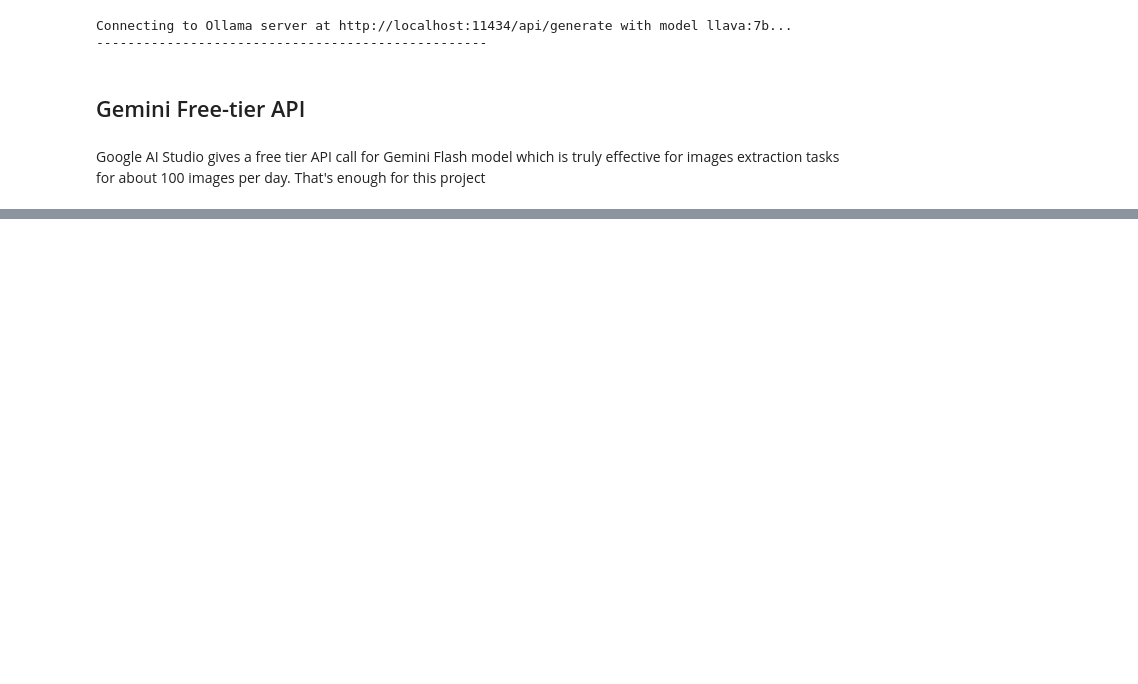
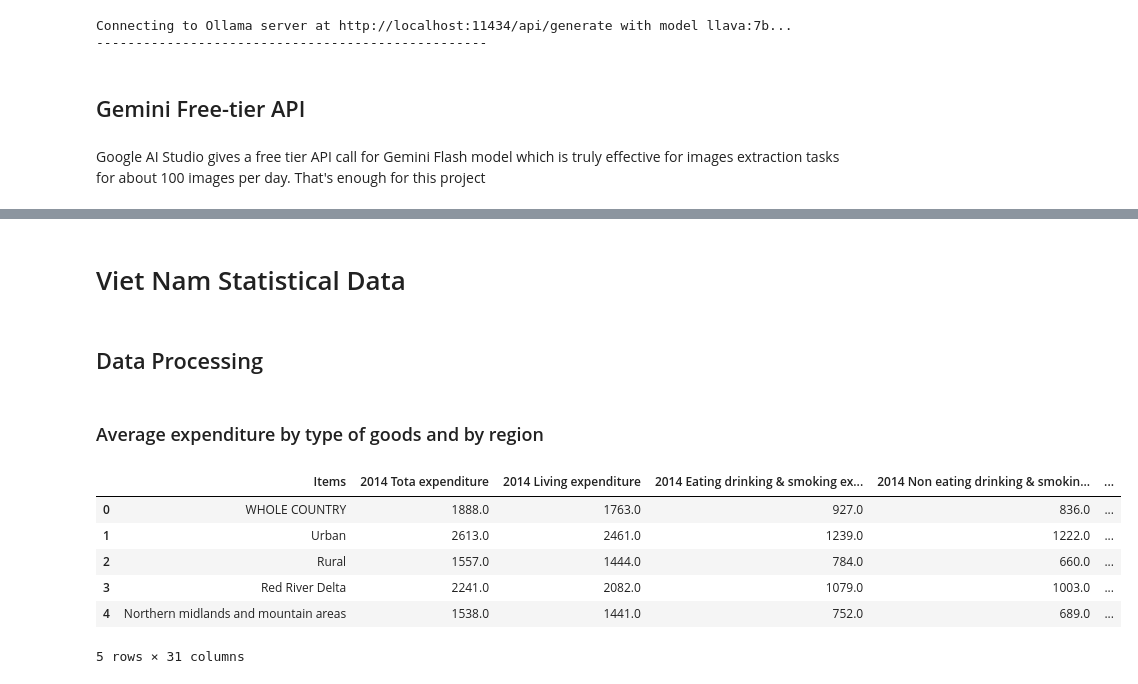
Before and after one commit to quocan91tc/DALAS_Project, a Jupyter notebook: main.ipynb, the cells around one changed output, grey strips where cells are left out. Saved outputs shown, nothing was run; the diff lists cells and outputs as text; code cells hidden in the pictures; blank space fills up the shorter version.

```diff
--- a/main.ipynb
+++ b/main.ipynb
@@ -561,0 +530,17 @@ def translate_text_with_gemini(text: str, max_retries: int = 3) -> str:
+# %% [markdown]
+# Viet Nam Statistical Data
+# %% [markdown]
+## Data Processing
+# %% [markdown]
+### Average expenditure by type of goods and by region
+# %%
+df_avg_expenditure = pd.read_csv('data/VN_monthly_expenditure.csv', header=1)
+df_avg_expenditure.head()
+# %% [output]
+|  | Items | 2014 Tota expenditure | 2014 Living expenditure | 2014 Eating drinking & smoking ex... | 2014 Non eating drinking & smokin... | ... |
+| 0 | WHOLE COUNTRY | 1888.0 | 1763.0 | 927.0 | 836.0 | ... |
+| 1 | Urban | 2613.0 | 2461.0 | 1239.0 | 1222.0 | ... |
+| 2 | Rural | 1557.0 | 1444.0 | 784.0 | 660.0 | ... |
+| 3 | Red River Delta | 2241.0 | 2082.0 | 1079.0 | 1003.0 | ... |
+| 4 | Northern midlands and mountain areas | 1538.0 | 1441.0 | 752.0 | 689.0 | ... |
+5 rows × 31 columns
```
Also changed, not shown: parts of 17 cells of this notebook.
